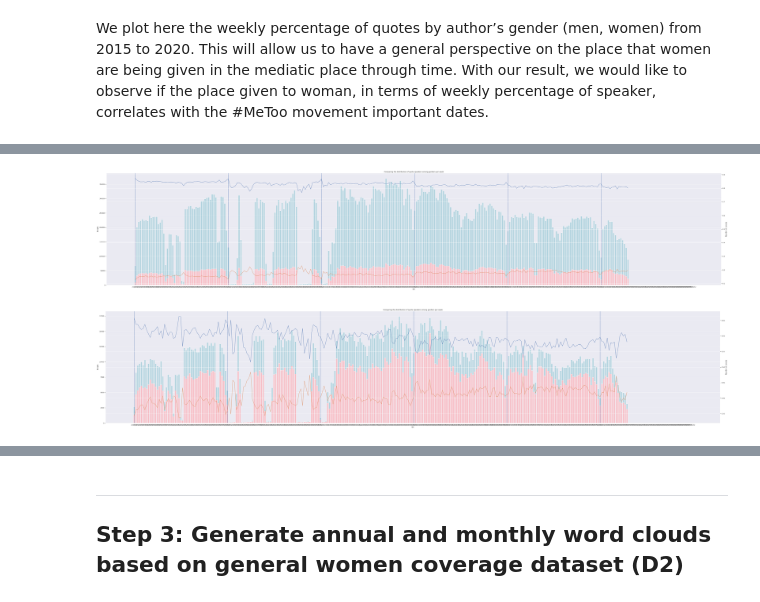
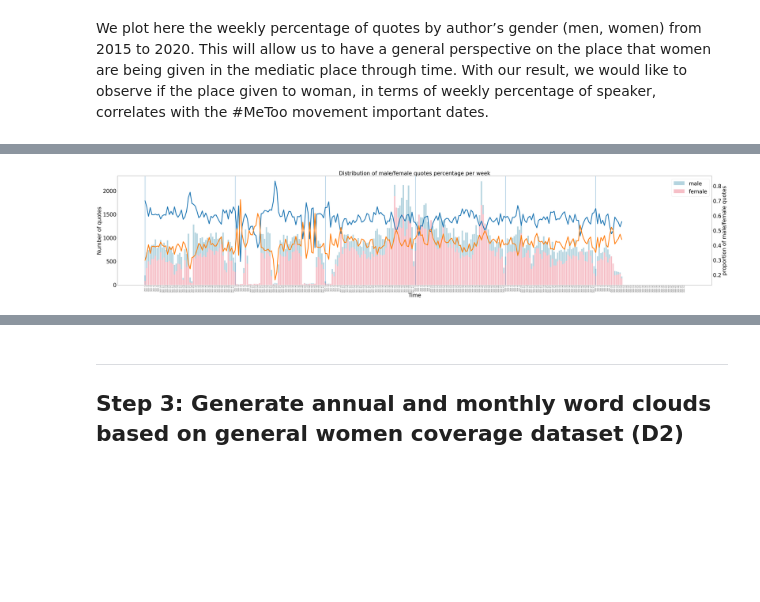
Before and after one commit to epfl-ada/ada-2021-project-adacadabras, a Jupyter notebook: metoo-media-impact-women.ipynb, the cells around one changed output, grey strips where cells are left out. Cells and saved outputs as stored; diff of their text form; code cells hidden in the pictures; blank space fills up the shorter version.

```diff
--- a/metoo-media-impact-women.ipynb
+++ b/metoo-media-impact-women.ipynb
@@ -405,4 +366,0 @@ for chunk in reader:
-# %%
-# Quotes from Speaker who are neither male nor female
-year = 2017
-pd.read_json(PATH_DATA + f'Quotebank/metoo/quotes-{year}-filtered_metoo/{year}_others.json.bz2', lines=True)
@@ -544,16 +418,0 @@ for year in years:
-# %%
-# ReWrite weekly cont with male|female percentage
-data_paths = [path_quotebank, path_quote_women, path_quote_metoo]
-years = range(2015, 2020+1)
-for path in data_paths:
-    for year in years:
-        path_year = path.format(year)
-        path_data = path_year[:-9] + '_weekly_count' + path_year[-9:]
-        df = pd.read_json(path_data, lines=True)
-        df['male_female'] = df.male + df.female
-        # Might have null denominator -> NAN
-        df['percent_male']   = df.male/df.male_female
-        df['percent_female'] = df.female/df.male_female
-        df.drop(columns=['male_female'], inplace=True)
-        with bz2.open(path_data, 'wb') as file: ## Need to delete existing file is open in "Append" mode
-            df.to_json(file, orient='records', lines=True)
@@ -606,0 +419,16 @@ def plot_count_log_scale(df):
+# %%
+data_paths = [PATH_QUOTE_WOMEN, PATH_QUOTE_METOO]
+for path in data_paths:
+    for year in YEARS:
+        data_path = path.format(year)
+        helper.create_weekly_count(data_path, idx_weekly, col_weekly, quote_column, df_selected_parquet, qid_male, qid_female, qids_others, qids_wrong, df_weekly_count)
+
+# Weekly quotes for entier quotebank have been processed before refactoring, here we write old .csv file into .json.bz2
+for year in years:
+    helper.csv_to_json(year)
+
+# Add male|female percentage to weekly count -> used in datastory
+data_paths = [PATH_QUOTEBANK, PATH_QUOTE_WOMEN, PATH_QUOTE_METOO]
+for path in data_paths:
+    for year in YEARS:
+        helper.add_weekly_percentage(path, year)
@@ -607 +438,5 @@ def plot_count_log_scale(df):
+# %%
+data_paths = [PATH_QUOTEBANK, PATH_QUOTE_WOMEN, PATH_QUOTE_METOO]
+# list of male|female|gender weekly count for entier dataset:plt.rc('ytick', labelsize=10) #fontsize of the y tick labels
+plot_df_list = helper.every_year_weekly_count(YEARS, data_paths)
 # %%
@@ -654,10 +472,5 @@ def plot_count_lin_scale(df):
 # %%
 # Weekly count MeToo
-plot_count_lin_scale(plot_df_list[0])
+helper.plot_count_lin_scale(plot_df_list[2])
 # %% [output]
-[figure, old version]
+[figure, new version]
-# %%
-# Weekly count MeToo
-plot_count_lin_scale(plot_df_list[1])
-# %% [output]
-[figure, removed]
```
Also changed, not shown: parts of 113 cells of this notebook, 1 other file.
